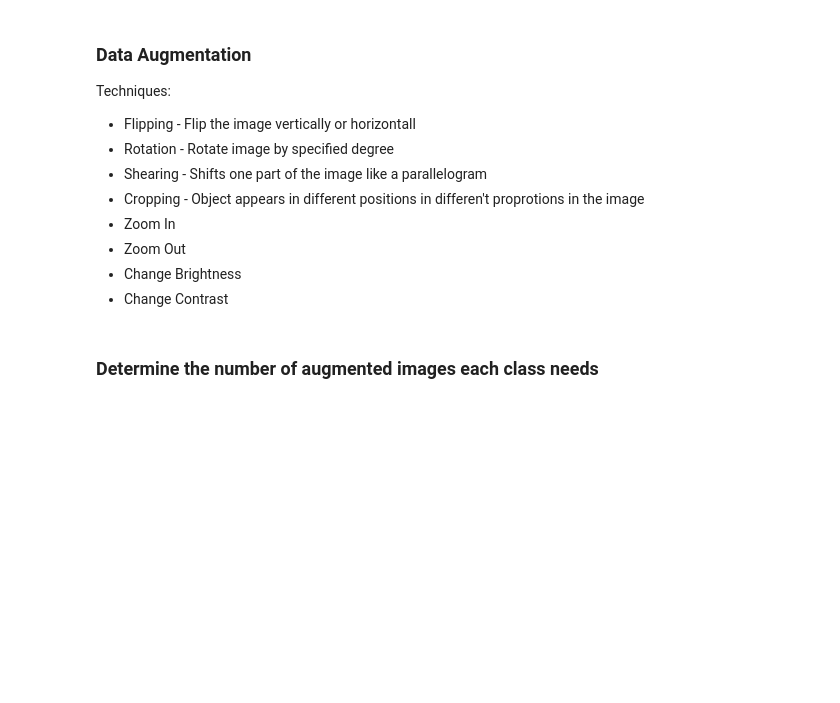
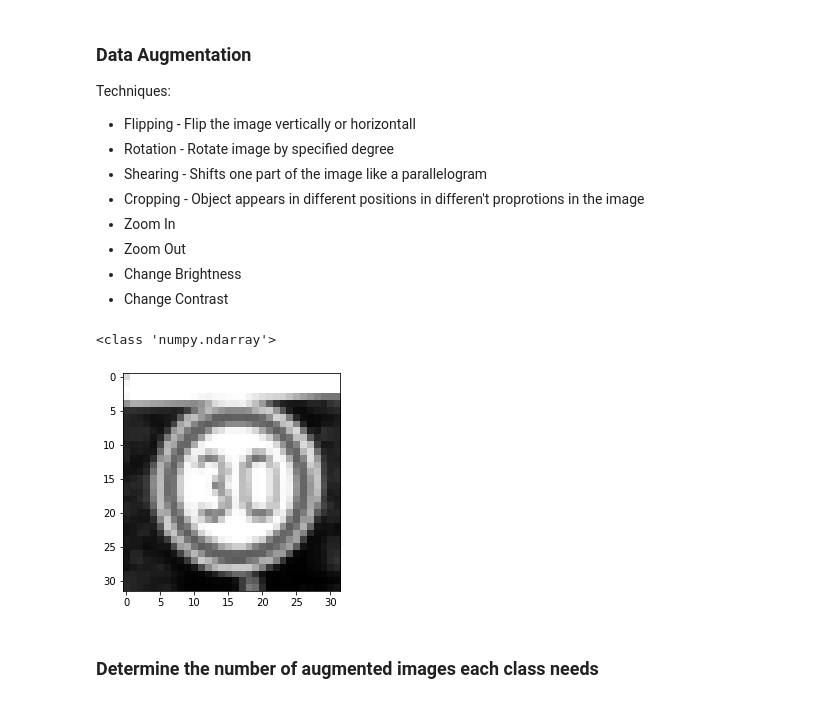
Before and after one commit to 28licaris/CarND-Traffic-Sign-Classifier, a Jupyter notebook: Traffic_Sign_Classifier.ipynb, the cells around one changed output. Saved outputs shown, nothing was run; the diff lists cells and outputs as text; code cells hidden in the pictures; blank space fills up the shorter version.

```diff
--- a/Traffic_Sign_Classifier.ipynb
+++ b/Traffic_Sign_Classifier.ipynb
@@ -287,7 +287,7 @@ from itertools import combinations
 random.seed(5)
 
 test_img = x_train[3002].astype('uint8').copy()
-
+print(type(x_train))
 
 def rotate_image(image, angle_threshold=10):
     """
@@ -383,44 +383,62 @@ def augment_image(image):
     # Shear image
     if 3 in curr_combo:
         image = shear_image(image)
 
     # Translate image
     if 4 in curr_combo:
         image = translate_image(image)
 
     # Rotate image
     if 5 in curr_combo:
         image = rotate_image(image)
 
     return image
 
 
 #########################################################
 # Testing above functions individually
 #########################################################
 
 # tmp = augment_image(x_train[1])
 # print(x_train[1].shape)
 # print(tmp.shape)
 # tmp = adjust_gamma(test_img)
-# print(tmp.min(), tmp.max())
-# print(tmp.shape)
+
 # tmp = blur_image(tmp)
-# print(tmp.min(), tmp.max())
-# print(tmp.shape)
+
 # tmp = shear_image(tmp)
-# print(tmp.min(), tmp.max())
-# print(tmp.shape)
+
 # tmp = translate_image(tmp)
-# print(tmp.min(), tmp.max())
-# print(tmp.shape)
+
 # tmp = rotate_image(tmp)
-# print(tmp.min(), tmp.max())
-# print(tmp.shape)
 
 
+# Convert image to gray scale
+gray = cv2.cvtColor(test_img, cv2.COLOR_RGB2GRAY)
+
+# Reshape array from 32x32 to 32x32x1
+gray = gray.reshape((32, 32, 1))
+
+# Normalize image with openCV
+#norm_img = cv2.normalize(gray, None, 0.0, 1.0, norm_type=cv2.NORM_MINMAX, dtype=cv2.CV_32F)
+
+# Manually normalize image
+norm_img = (gray - np.min(gray)) / (np.max(gray) - np.min(gray))
+
+# Shift the pixel values to be between -1 and 1
+norm_img = 2 * norm_img - 1
+
+plt.figure()
+#plt.imshow(tmp, cmap='gray')
+plt.imshow(norm_img.squeeze(), cmap='gray')
+plt.savefig('preprocessed_image.jpg')
+
 # plt.figure()
-# plt.imshow(blur, cmap='gray')
+# plt.imshow(tmp)
+# plt.savefig('preprocessed_image.jpg')
+# %% [output]
+<class 'numpy.ndarray'>
+[figure, added]
 # %% [markdown]
 ### Determine the number of augmented images each class needs
 # %%
```
Also changed, not shown: parts of 12 cells of this notebook, 10 other files.
